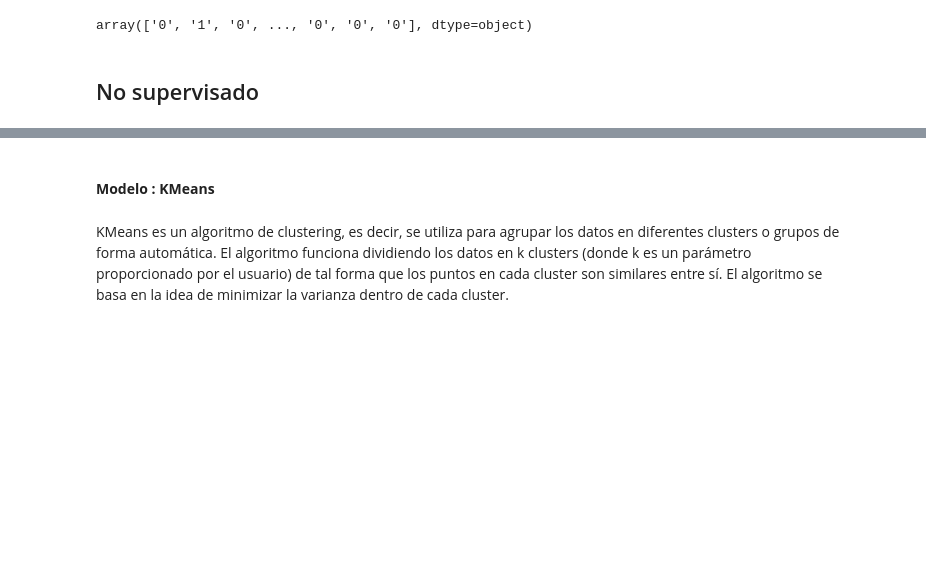
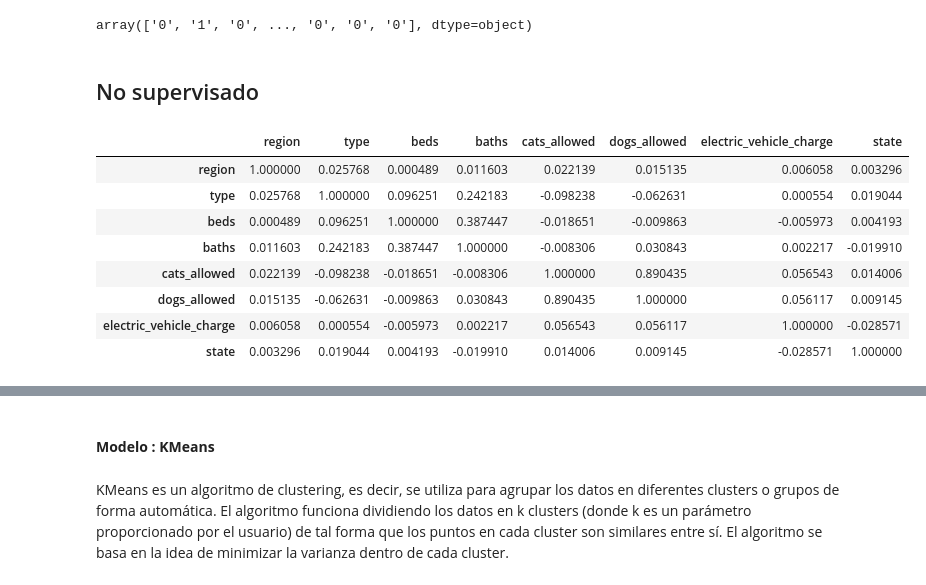
Before and after one commit to DanielaCoVi/Datathon---MERCADO-INMOBILIARIO, a Jupyter notebook: examining_data.ipynb, the cells around one changed output, grey strips where cells are left out. Drawn from its saved outputs; the diff is of its cells as text; code cells hidden in the pictures; blank space fills up the shorter version.

```diff
--- a/examining_data.ipynb
+++ b/examining_data.ipynb
@@ -852,2 +864,16 @@ array(['0', '1', '0', ..., '0', '0', '0'], dtype=object)
 # %% [markdown]
 ## No supervisado
+# %%
+X_no_supervisado = data_train[['region', 'type', 'beds',	'baths', 'cats_allowed', 'dogs_allowed',	'electric_vehicle_charge',	'state']]
+# %%
+X_no_supervisado.corr()
+# %% [output]
+|  | region | type | beds | baths | cats_allowed | dogs_allowed | electric_vehicle_charge | state |
+| region | 1.000000 | 0.025768 | 0.000489 | 0.011603 | 0.022139 | 0.015135 | 0.006058 | 0.003296 |
+| type | 0.025768 | 1.000000 | 0.096251 | 0.242183 | -0.098238 | -0.062631 | 0.000554 | 0.019044 |
+| beds | 0.000489 | 0.096251 | 1.000000 | 0.387447 | -0.018651 | -0.009863 | -0.005973 | 0.004193 |
+| baths | 0.011603 | 0.242183 | 0.387447 | 1.000000 | -0.008306 | 0.030843 | 0.002217 | -0.019910 |
+| cats_allowed | 0.022139 | -0.098238 | -0.018651 | -0.008306 | 1.000000 | 0.890435 | 0.056543 | 0.014006 |
+| dogs_allowed | 0.015135 | -0.062631 | -0.009863 | 0.030843 | 0.890435 | 1.000000 | 0.056117 | 0.009145 |
+| electric_vehicle_charge | 0.006058 | 0.000554 | -0.005973 | 0.002217 | 0.056543 | 0.056117 | 1.000000 | -0.028571 |
+| state | 0.003296 | 0.019044 | 0.004193 | -0.019910 | 0.014006 | 0.009145 | -0.028571 | 1.000000 |
```
Also changed, not shown: parts of 13 cells of this notebook, 1 other file.
